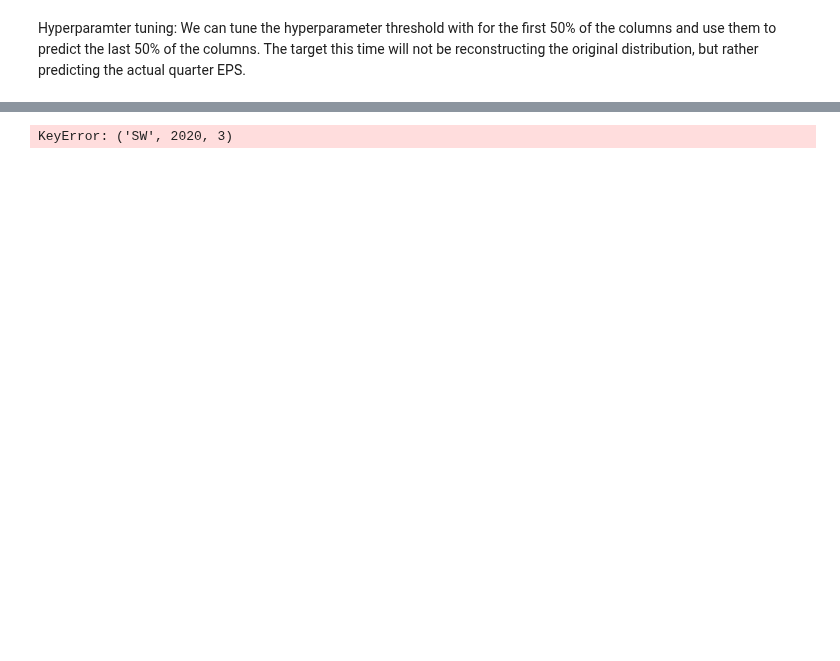
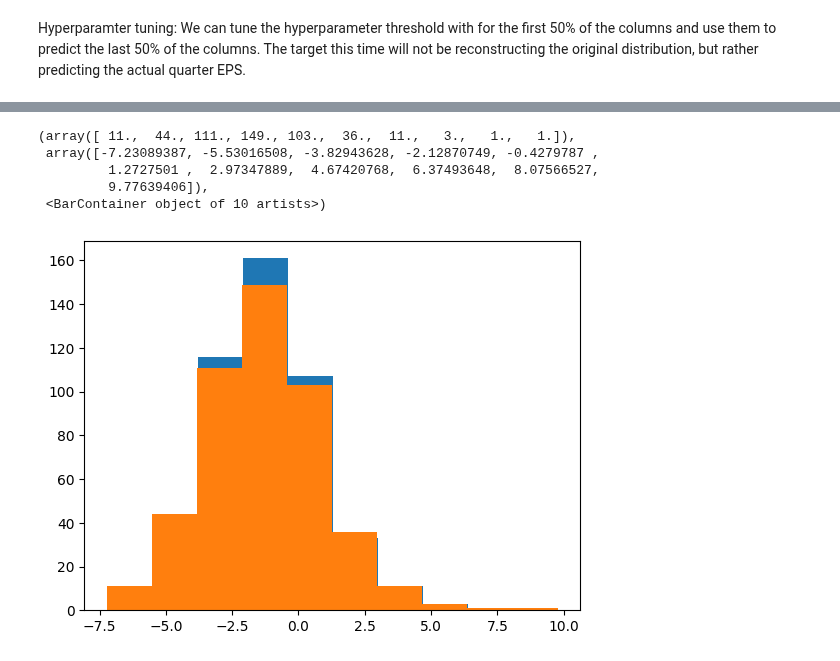
Before and after one commit to jacobf18/Dist-NN, a Jupyter notebook: wrds.ipynb, the cells around one changed output, grey strips where cells are left out. Cells and saved outputs as stored; diff of their text form; code cells hidden in the pictures; blank space fills up the shorter version.

```diff
--- a/wrds.ipynb
+++ b/wrds.ipynb
@@ -683,4 +642,2 @@ quarterly_data['SW', 2020, 2]
 # %%
-eta = optimize_eta('AAPL', quarterly_actual, quarterly_data)
+eta = optimize_eta('BRK.B', quarterly_actual, quarterly_data)
-# %% [output]
-KeyError: ('SW', 2020, 3)
@@ -686,0 +684,12 @@ KeyError: ('SW', 2020, 3)
+# %%
+errors = pd.read_csv('test_errors.csv')
+# %%
+plt.hist(np.log(errors['test_error']))
+plt.hist(np.log(errors['base_error']))
+# %% [output]
+(array([ 11.,  44., 111., 149., 103.,  36.,  11.,   3.,   1.,   1.]),
+ array([-7.23089387, -5.53016508, -3.82943628, -2.12870749, -0.4279787 ,
+         1.2727501 ,  2.97347889,  4.67420768,  6.37493648,  8.07566527,
+         9.77639406]),
+ <BarContainer object of 10 artists>)
+[figure, added]
```
Also changed, not shown: parts of 43 cells of this notebook, 5 other files.
